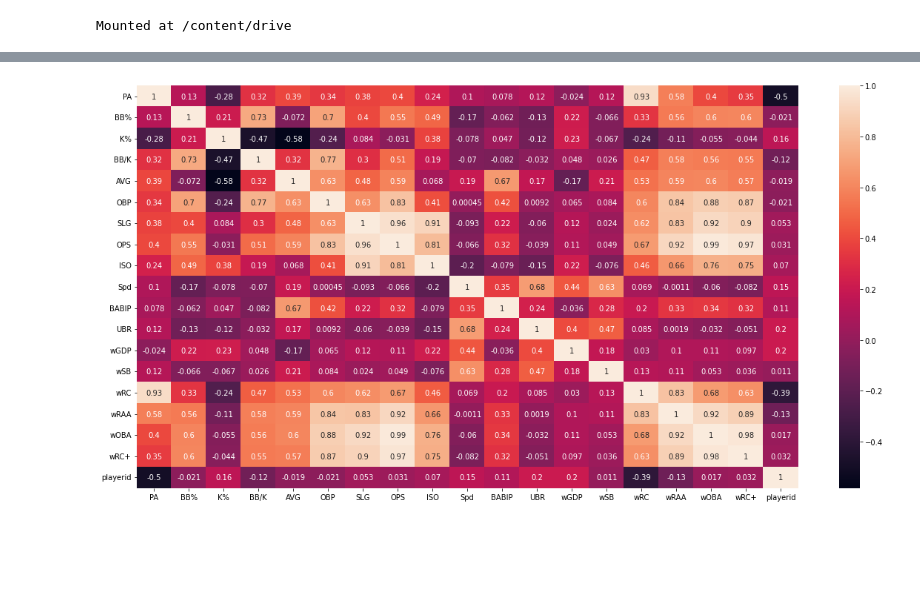
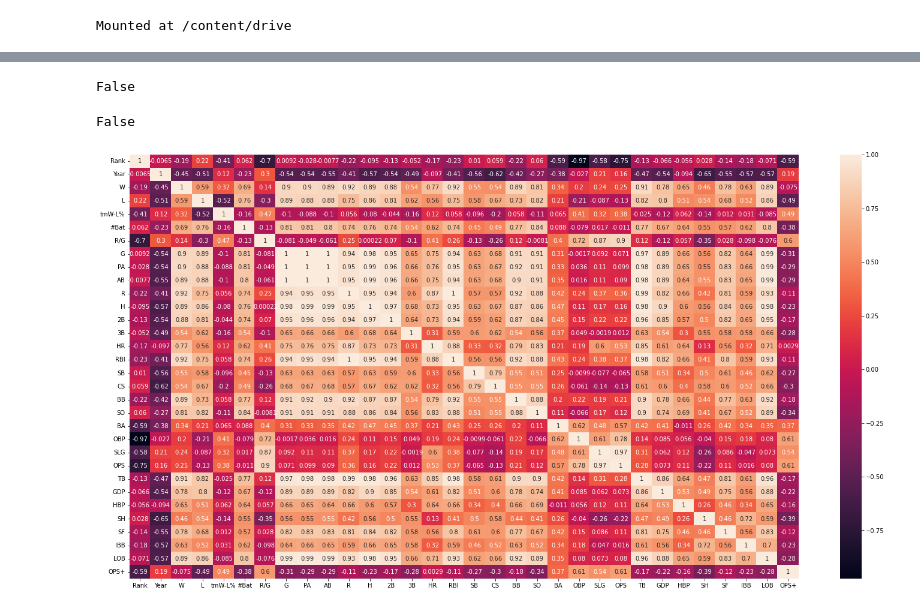
Before and after one commit to cole-beach/MLB-Predictions, a Jupyter notebook: MLB_OBP_Predictions.ipynb, the cells around one changed output, grey strips where cells are left out. Cells and saved outputs as stored; diff of their text form; code cells hidden in the pictures; blank space fills up the shorter version.

```diff
--- a/MLB_OBP_Predictions.ipynb
+++ b/MLB_OBP_Predictions.ipynb
@@ -21,6 +27,6 @@ from sklearn.cluster import KMeans
 from sklearn.metrics import silhouette_score
 # %%
-path = '/content/drive/MyDrive/MLB Predictions/FanGraphs Leaderboard.csv'
+path = '/content/drive/MyDrive/Coding Dojo: Data Science/Portfolio/MLB Predictions/Data/Team_Batting_2010_2022.csv'
 df = pd.read_csv(path)
-df.head()
+df.head(5)
 # %% [output]
@@ -33,0 +48,2 @@ df.head()
+# %%
+df.rename(columns={"Rk": "Rank", "Tm": "Team", "Lg":'League', 'Wtm':'W', 'Ltm':'L'}, inplace=True)
@@ -66,3 +106,0 @@ memory usage: 33.1+ KB
-# %%
-df['BB%'] = (df['BB%'].str.strip('%').astype(float))
-df['K%'] = (df['K%'].str.strip('%').astype(float))
@@ -89,5 +107,13 @@ memory usage: 33.1+ KB
+# %%
+df.isna().sum().any()
+# %% [output]
+False
+# %%
+df.duplicated().any()
+# %% [output]
+False
 # %%
-fig, ax = plt.subplots(figsize=(20,10))
+fig, ax = plt.subplots(figsize=(25,13))
 sns.heatmap(df.corr(), annot=True, ax=ax);
 # %% [output]
-[figure, old version]
+[figure, new version]
```
Also changed, not shown: parts of 43 cells of this notebook.
